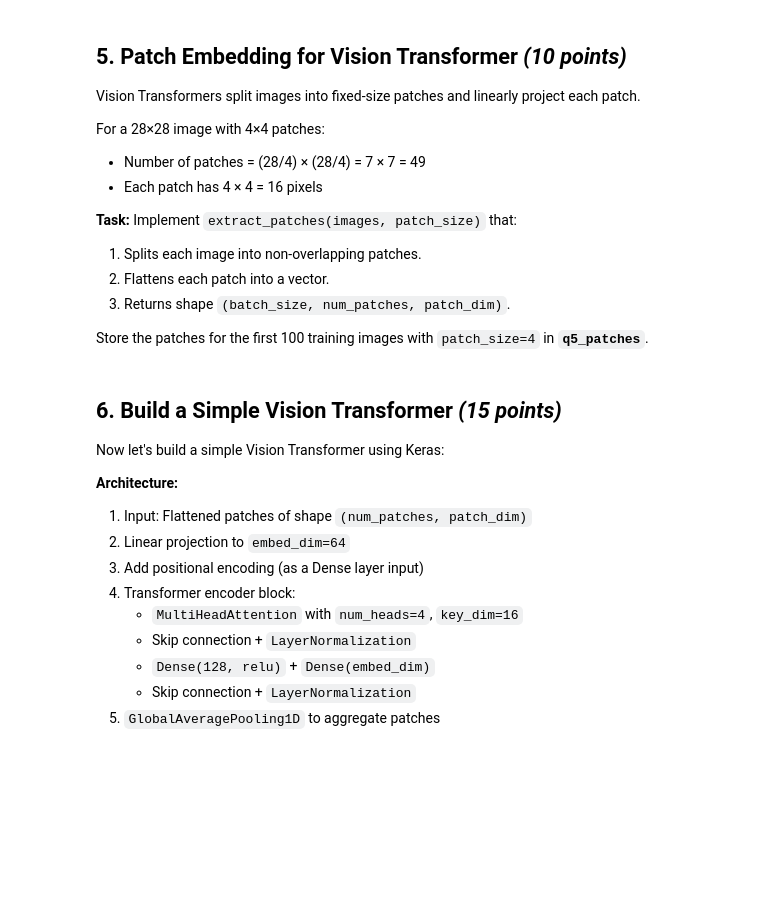
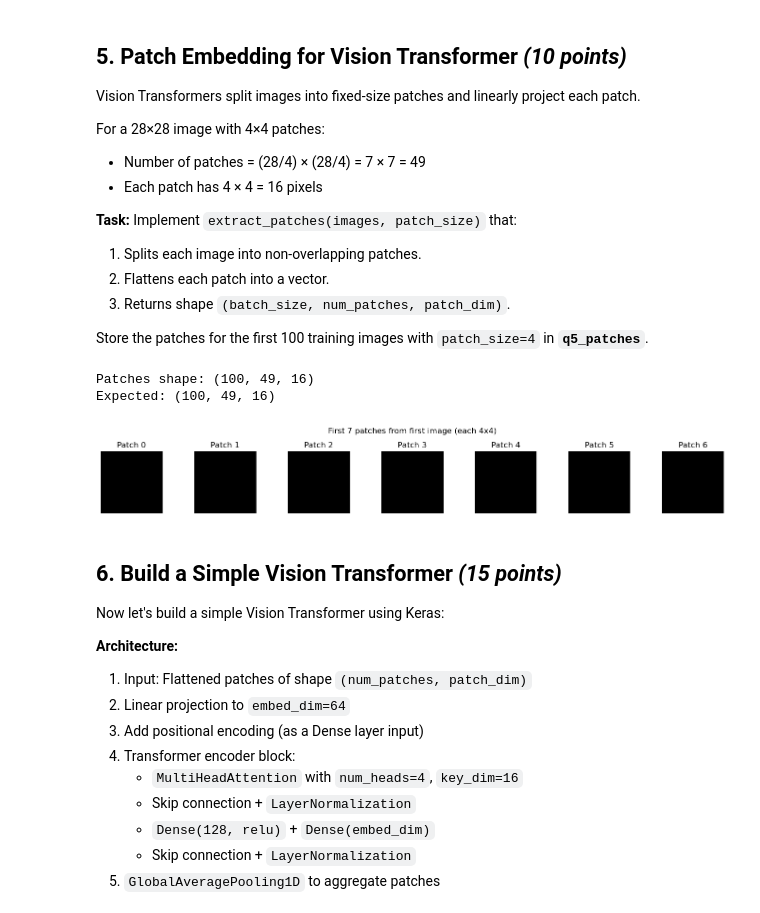
Before and after one commit to gareytwin1/intro-to-deep-learning, a Jupyter notebook: module5/c3_w5.ipynb, the cells around one changed output. Drawn from its saved outputs; the diff is of its cells as text; code cells hidden in the pictures; blank space fills up the shorter version.

```diff
--- a/module5/c3_w5.ipynb
+++ b/module5/c3_w5.ipynb
@@ -324,34 +383,51 @@ def extract_patches(images: np.ndarray, patch_size: int) -> np.ndarray:
     ----------
     images : np.ndarray
         Images of shape (batch_size, height, width).
     patch_size : int
         Size of each square patch.
 
     Returns
     -------
     np.ndarray
         Patches of shape (batch_size, num_patches, patch_dim).
         patch_dim = patch_size * patch_size
     """
     # your code here
-    raise NotImplementedError
+    #raise NotImplementedError
+    batch_size, height, width = images.shape
+    num_patches_h = height // patch_size
+    num_patches_w = width // patch_size
+    num_patches = num_patches_h * num_patches_w
+    patch_dim = patch_size * patch_size
+    patches = np.zeros((batch_size, num_patches, patch_dim), dtype=images.dtype)
+    for i in range(num_patches_h):
+        for j in range(num_patches_w):
+            patch = images[:,
+                           i*patch_size:(i+1)*patch_size,
+                           j*patch_size:(j+1)*patch_size]
+            patches[:, i*num_patches_w + j, :] = patch.reshape(batch_size, -1)
+    return patches
 
 PATCH_SIZE = 4
 q5_patches: np.ndarray = extract_patches(X_train[:100], PATCH_SIZE)
 
 print(f"Patches shape: {q5_patches.shape}")
 print(f"Expected: (100, 49, 16)")
 
 # Visualize patches from first image
 fig, axes = plt.subplots(1, 7, figsize=(14, 2))
 fig.suptitle("First 7 patches from first image (each 4x4)")
 for i in range(7):
     patch = q5_patches[0, i].reshape(PATCH_SIZE, PATCH_SIZE)
     axes[i].imshow(patch, cmap='gray')
     axes[i].set_title(f"Patch {i}")
     axes[i].axis('off')
 plt.tight_layout()
 plt.show()
+# %% [output]
+Patches shape: (100, 49, 16)
+Expected: (100, 49, 16)
+[figure, added]
 # %%
 # If all tests pass (there might be hidden tests), you will earn 10 points
 expected_num_patches = (28 // PATCH_SIZE) ** 2  # 49
```
Also changed, not shown: parts of 12 cells of this notebook.
